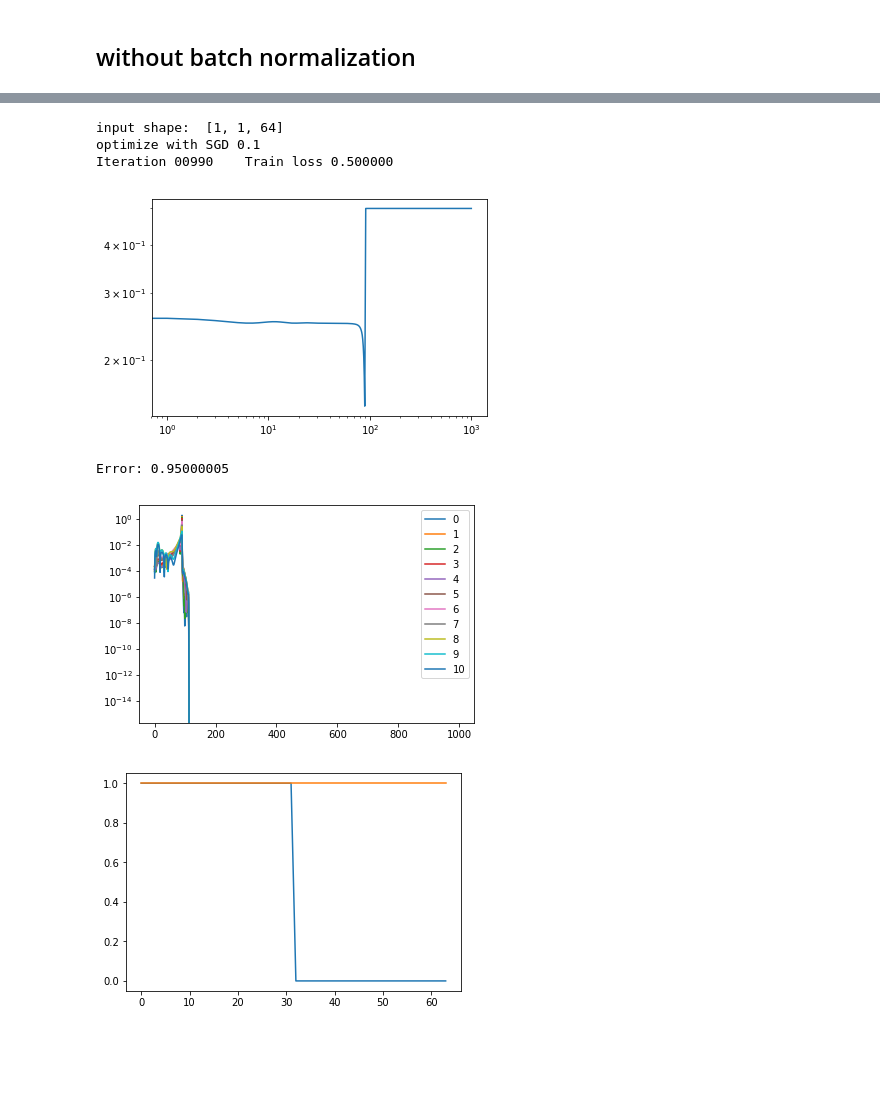
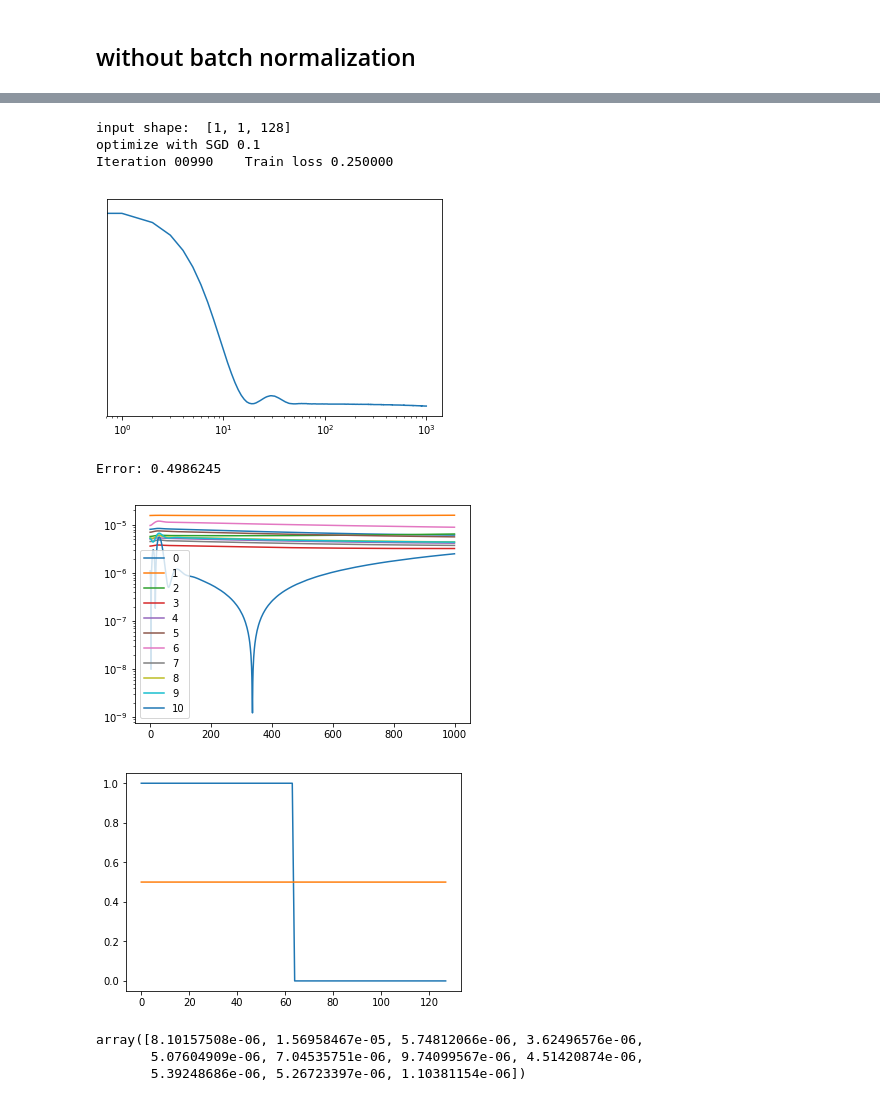
Before and after one commit to MLI-lab/channel_normalization, a Jupyter notebook: one_dim_net_convergence_paper.ipynb, the cells around one changed output, grey strips where cells are left out. Saved outputs shown, nothing was run; the diff lists cells and outputs as text; code cells hidden in the pictures; blank space fills up the shorter version.

```diff
--- a/one_dim_net_convergence_paper.ipynb
+++ b/one_dim_net_convergence_paper.ipynb
@@ -445,7 +445,7 @@ Error: 0.5062624
 # %% [markdown]
 # Linear networks
 # %%
-n = 64
+n = 128
 
 # noise
 shape = [1,1,n]
@@ -492,24 +592,29 @@ Error: 1.0544238
 # %%
 num_channels = [1]*10
-net = decnet(1,num_channels,9,act_fun=None,mode="only+bias",res=False).type(dtype)
+net = decnet(1,num_channels,15,act_fun=None,mode="only+bias",res=False).type(dtype)
 
 mse, ni, net, out_grads, out_norms = fit(net,ystep,num_channels,num_iter = 1000,LR = 0.1)
 
 plt.loglog(mse)
 plt.show()
 
 yy_np = net(ni).type(dtype).data.cpu().numpy()[0,0]
 print("Error:", np.linalg.norm(yy_np - y_np)/np.linalg.norm(y_np) )
 plot_gradients(out_grads)
 
 plt.plot(ystep_np)
 plt.plot(yy_np)
 plt.show()
+
+out_grads[:,0]
 # %% [output]
-input shape:  [1, 1, 64]
+input shape:  [1, 1, 128]
 optimize with SGD 0.1
-Iteration 00990    Train loss 0.500000
+Iteration 00990    Train loss 0.250000
-[figure, old version]
+[figure, new version]
-Error: 0.95000005
+Error: 0.4986245
-[figure, old version]
+[figure, new version]
-[figure, old version]
+[figure, new version]
+array([8.10157508e-06, 1.56958467e-05, 5.74812066e-06, 3.62496576e-06,
+       5.07604909e-06, 7.04535751e-06, 9.74099567e-06, 4.51420874e-06,
+       5.39248686e-06, 5.26723397e-06, 1.10381154e-06])
```
Also changed, not shown: parts of 9 cells of this notebook.
